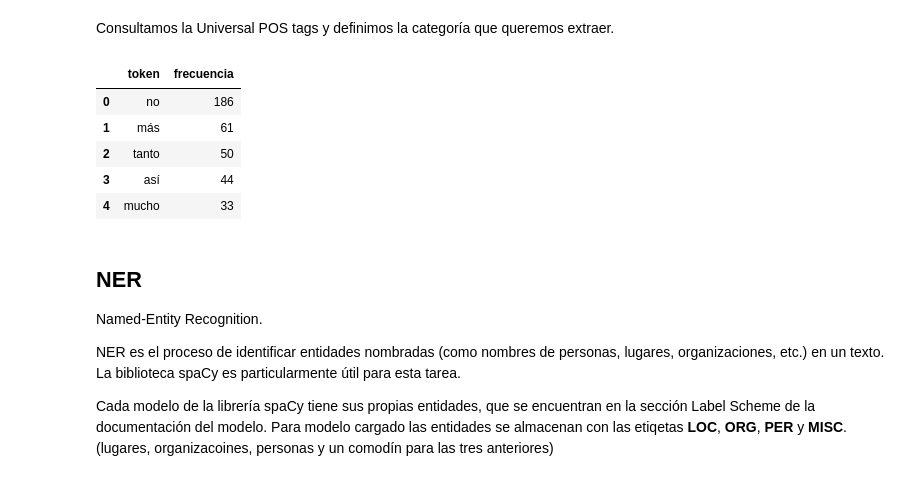
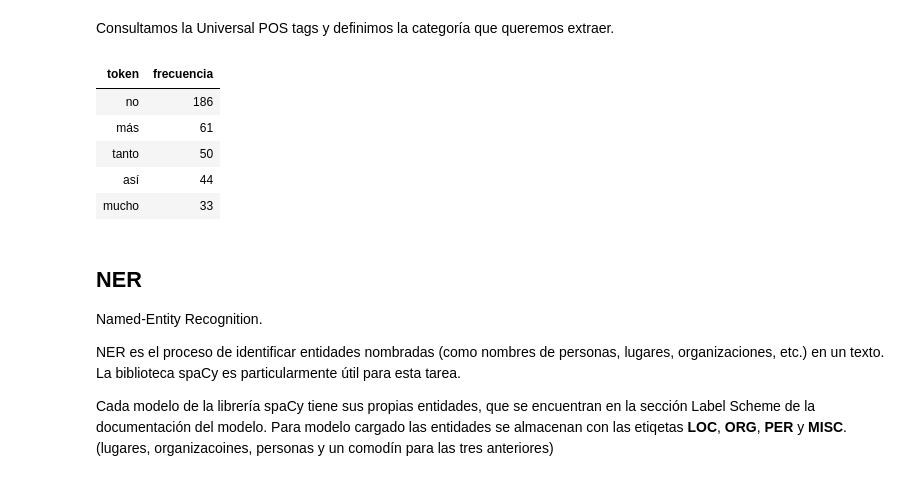
Before and after one commit to MarioC0093/NPL-Python, a Jupyter notebook: index.ipynb, the cells around one changed output. Cells and saved outputs as stored; diff of their text form; code cells hidden in the pictures.

```diff
--- a/index.ipynb
+++ b/index.ipynb
@@ -352,20 +345,20 @@ categoria = 'ADV'
 # %%
 lista_categoria = []
 for token in nlp(text):
     if token.pos_ == categoria:
         lista_categoria.append(token.lemma_)
 
 categoria_total = Counter(lista_categoria)
 
 df = pd.DataFrame(categoria_total.most_common(), columns=['token', 'frecuencia'])
-df[:5]
+df[:5].style.hide(axis="index")
 # %% [output]
-|  | token | frecuencia |
-| 0 | no | 186 |
-| 1 | más | 61 |
-| 2 | tanto | 50 |
-| 3 | así | 44 |
-| 4 | mucho | 33 |
+| token | frecuencia |
+| no | 186 |
+| más | 61 |
+| tanto | 50 |
+| así | 44 |
+| mucho | 33 |
 # %% [markdown]
 ## NER
 
```
Also changed, not shown: parts of 14 cells of this notebook, 31 other files.
